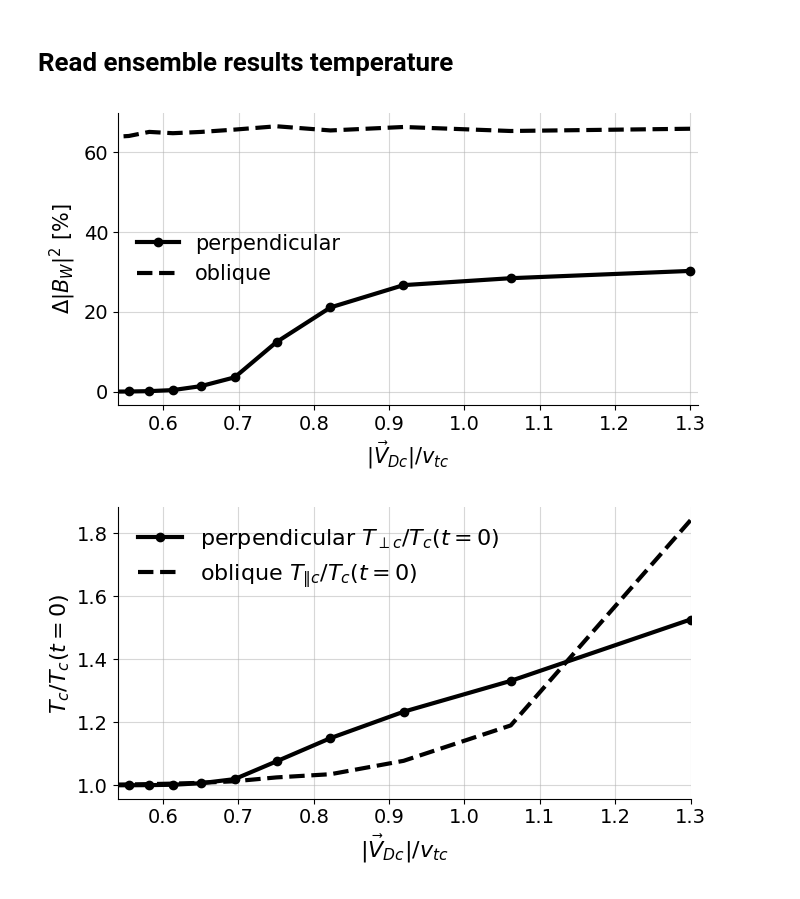
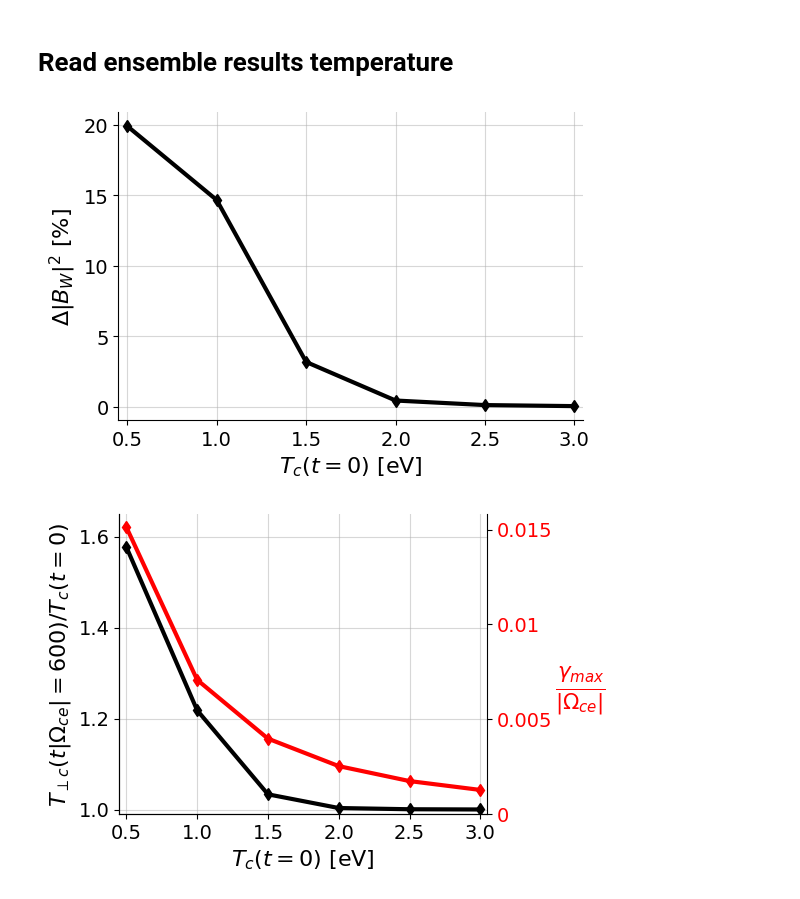
Before and after one commit to opaliss/QLT_whistler, a Jupyter notebook: secondary/low_anisotropy/electrostatic_perpendicular_QLT_ensemble.ipynb, the cells around one changed output. Saved outputs shown, nothing was run; the diff lists cells and outputs as text; code cells hidden in the pictures.

```diff
--- a/secondary/low_anisotropy/electrostatic_perpendicular_QLT_ensemble.ipynb
+++ b/secondary/low_anisotropy/electrostatic_perpendicular_QLT_ensemble.ipynb
@@ -416,68 +388,70 @@ k_max_oblique = np.zeros(len(T_vec))
 # %%
 ii=0
 for T in T_vec:
-    result_y = np.load("../../data/ensemble_QLT_secondary/temperature/T_" + str(T) + "/perpendicular/result_y.npy")
-    dB_final_perp[ii] = 1 - result_y[2, -1]/result_y[2, 0]
-    T_final_perp[ii] = result_y[1, -1]/result_y[1, 0]
-    gamma_max_perp[ii] = np.load("../../data/ensemble_QLT_secondary/temperature/T_" + str(T) + "/perpendicular/gamma_max.npy")
-    k_max_perp[ii] = np.load("../../data/ensemble_QLT_secondary/temperature/T_" + str(T) + "/perpendicular/k_max.npy")
-
-
-    result_y = np.load("../../data/ensemble_QLT_secondary/temperature/T_" + str(T) + "/oblique/result_y.npy")
-    dB_final_oblique[ii] = (1 - result_y[4, -1]/result_y[4,0])*4/5
-    T_final_oblique[ii] = result_y[3, -1]/result_y[3, 0]
-    gamma_max_oblique[ii] = np.load("../../data/ensemble_QLT_secondary/temperature/T_" + str(T) + "/oblique/gamma_max.npy")
-    k_max_oblique[ii] = np.load("../../data/ensemble_QLT_secondary/temperature/T_" + str(T) + "/oblique/k_max.npy")
-    ii+=1
+    try:
+        result_y = np.load("../../data/ensemble_QLT_secondary_V2/temperature/T_" + str(T) + "/perpendicular/result_y.npy")
+        dB_final_perp[ii] = 1 - result_y[2, -1]/result_y[2, 0]
+        T_final_perp[ii] = result_y[1, -1]/result_y[1, 0]
+        gamma_max_perp[ii] = np.load("../../data/ensemble_QLT_secondary_V2/temperature/T_" + str(T) + "/perpendicular/gamma_max.npy")
+        k_max_perp[ii] = np.load("../../data/ensemble_QLT_secondary_V2/temperature/T_" + str(T) + "/perpendicular/k_max.npy")
+        ii+=1
+    except:
+        ii+=1
 # %%
-fig, ax1 = plt.subplots(figsize=(7, 4))
+fig, ax1 = plt.subplots(figsize=(6, 4))
 
 # Left y-axis: percent damped
-ax1.plot(0.65/np.sqrt(T_vec)*np.sqrt(2), dB_final_perp * 100, "-o", color="black", linewidth=3, label="perpendicular")
-ax1.plot(0.65/np.sqrt(T_vec)*np.sqrt(2), dB_final_oblique * 100, "--", color="black", linewidth=3, label="oblique")
+ax1.plot(T_vec, dB_final_perp * 100, "-d", color="black", linewidth=3)
 
-ax1.set_xlabel(r"$|\vec{V}_{Dc}|/v_{tc}$", fontsize=15)
-ax1.set_ylabel(r"$\Delta |B_{W}|^2$ [%]", fontsize=15, color="black")
+ax1.set_xlabel(r"$T_{c}(t=0)$ [eV]", fontsize=16)
+ax1.set_ylabel(r"$\Delta |B_{W}|^2$ [%]", fontsize=16, color="black")
 ax1.tick_params(axis='y', labelcolor="black")
 ax1.spines['right'].set_visible(False)
 ax1.spines['top'].set_visible(False)
 
-ax1.set_xlim(0.54, 1.31)
+ax1.set_xlim(0.45, 3.05)
 
 # Grid and layout
 ax1.grid(alpha=0.5)
-legend = ax1.legend(loc='center left', ncols=1, fancybox=False, shadow=False, fontsize=15)
-legend.get_frame().set_alpha(0)
 
-
-fig.tight_layout()
+# Move the main axis label/ticks upward a little so both fit
+ax.xaxis.set_label_position('top')
+ax.xaxis.set_ticks_position('top')
 
 # Save figure
-plt.savefig("../../figs/secondary_QLT/T_QLT_dB.png", dpi=400, bbox_inches='tight')
+plt.savefig("../../figs/manuscript/parametric/T_QLT_dB.png", dpi=400, bbox_inches='tight')
 # %% [output]
-[figure, old version]
+[figure, new version]
 # %%
-fig, ax2 = plt.subplots(figsize=(7, 4))
-ax2.plot(0.65/np.sqrt(T_vec)*np.sqrt(2), T_final_perp, "-o", linewidth=3, color="black", label=r"perpendicular $T_{\perp c}/T_{c}(t=0)$")
-ax2.plot(0.65/np.sqrt(T_vec)*np.sqrt(2), T_final_oblique, "--", linewidth=3, color="black", label=r"oblique $T_{\| c}/T_{c}(t=0)$")
+fig, ax1 = plt.subplots(figsize=(6, 4))
+ax1.plot(T_vec, T_final_perp, "-d", linewidth=3, color="black")
 
-ax2.set_ylabel(r"$T_{c}/T_{c}(t=0)$ ", fontsize=16)
-ax2.set_xlabel(r"$|\vec{V}_{Dc}|/v_{tc}$", fontsize=16)
-ax2.spines['right'].set_visible(False)
-ax2.spines['top'].set_visible(False)
+ax1.set_ylabel(r"$T_{\perp c}(t|\Omega_{ce}|=600)/T_{c}(t=0)$ ", fontsize=16)
+ax1.set_yticks([1, 1.2, 1.4, 1.6])
+ax1.set_xlabel(r"$T_{c}(t=0)$ [eV]", fontsize=16)
+ax1.spines['right'].set_visible(False)
+ax1.spines['top'].set_visible(False)
 
 
-ax2.set_xlim(0.54, 1.3)
-
+ax1.set_xlim(0.45, 3.05)
+ax1.set_ylim(0.99, 1.65)
 
 # Grid and layout
-ax2.grid(alpha=0.5)
-legend = ax2.legend(loc='upper left', ncols=1, fancybox=False, shadow=False, fontsize=16)
-legend.get_frame().set_alpha(0)
+ax1.grid(alpha=0.5)
+
+# create a second y-axis sharing the same x-axis
+ax2 = ax1.twinx()
+ax2.plot(T_vec, gamma_max_perp, "-d", color="red", linewidth=3)
+ax2.set_ylabel(r'$\frac{\gamma_{max}}{|\Omega_{ce}|}$', fontsize=22, labelpad=20, rotation=0, color="red")
+ax2.tick_params(axis='y', labelcolor="red")
+ax2.spines['top'].set_visible(False)
+ax2.set_yticks([0, 0.005, 0.01, 0.015])
+ax2.set_yticklabels(["0", "0.005", "0.01", "0.015"])
+
 
 fig.tight_layout()
 
 # Save figure
-plt.savefig("../../figs/secondary_QLT/T_QLT_dT.png", dpi=400, bbox_inches='tight')
+plt.savefig("../../figs/manuscript/parametric/T_QLT_dT.png", dpi=400, bbox_inches='tight')
 # %% [output]
-[figure, old version]
+[figure, new version]
```
Also changed, not shown: parts of 26 cells of this notebook, 9 other files.
